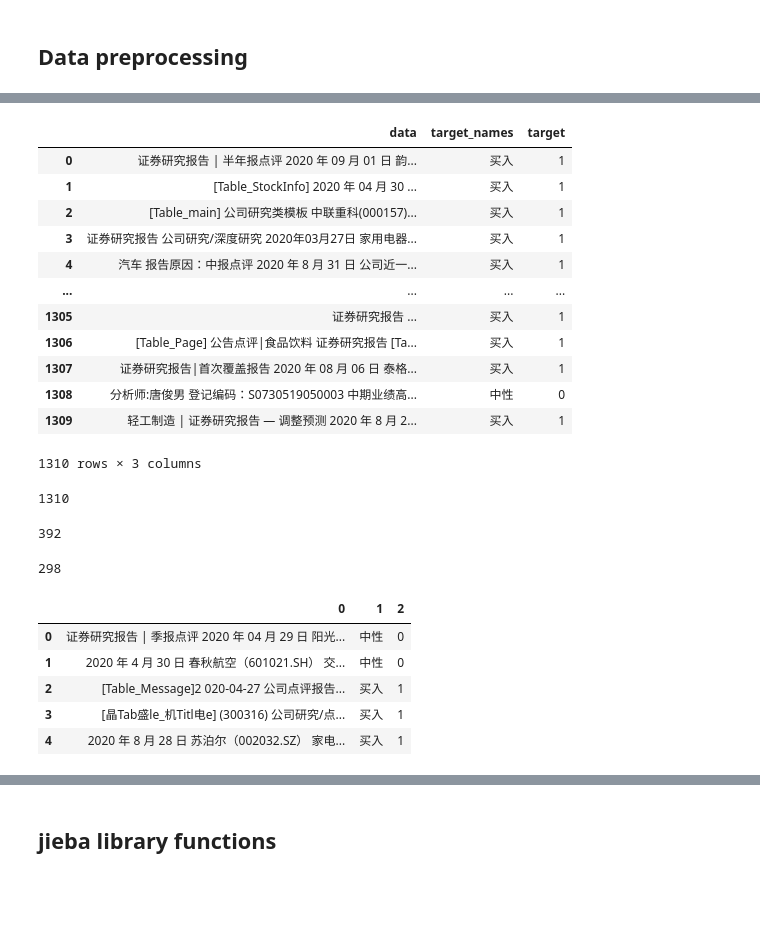
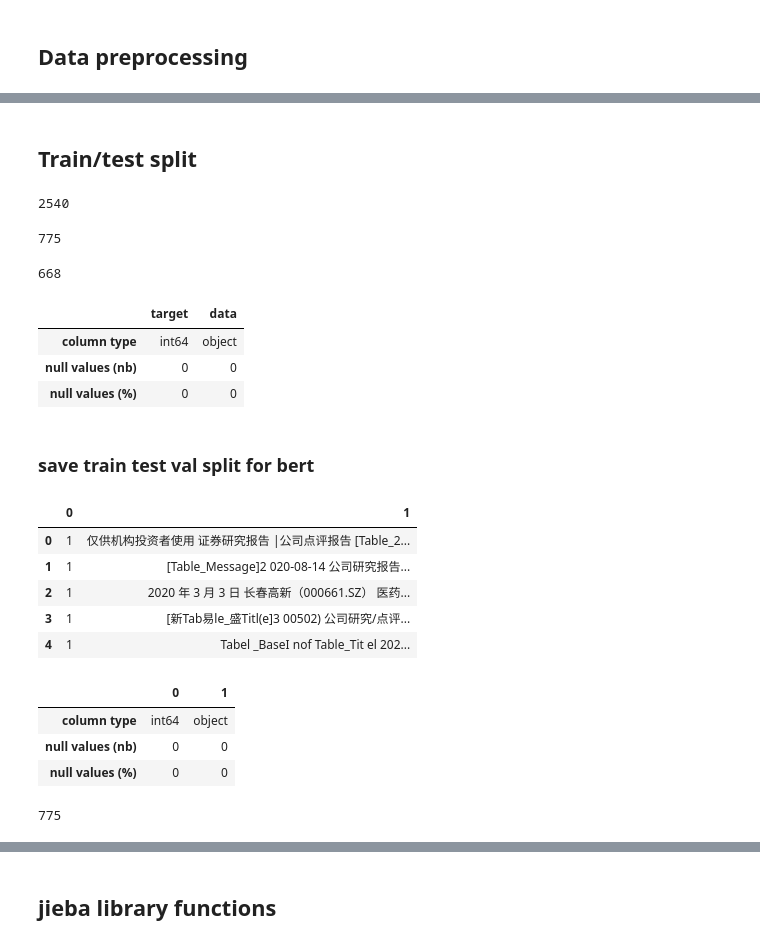
Before and after one commit to suyanxv/nlp-classifier, a Jupyter notebook: lstm/nltk-lstm-classification.ipynb, the cells around one changed output, grey strips where cells are left out. Saved outputs shown, nothing was run; the diff lists cells and outputs as text; code cells hidden in the pictures; blank space fills up the shorter version.

```diff
--- a/lstm/nltk-lstm-classification.ipynb
+++ b/lstm/nltk-lstm-classification.ipynb
@@ -220,3 +224,5 @@ df.head()
+# %% [markdown]
+## Train/test split
 # %%
 train_index = np.random.rand(len(df)) < 0.8
 test_index = ~train_index
@@ -233,23 +239,18 @@ df_val = df_train[val_index].reset_index(drop=True)
 # %%
-df_train_2
-len(df_train_2)
+len(df_train)
 len(df_test)
 len(df_val)
 # %% [output]
-|  | data | target_names | target |
-| 0 | 证券研究报告 | 半年报点评 2020 年 09 月 01 日 韵... | 买入 | 1 |
-| 1 | [Table_StockInfo] 2020 年 04 月 30 ... | 买入 | 1 |
-| 2 | [Table_main] 公司研究类模板 中联重科(000157)... | 买入 | 1 |
-| 3 | 证券研究报告 公司研究/深度研究 2020年03月27日 家用电器... | 买入 | 1 |
-| 4 | 汽车 报告原因：中报点评 2020 年 8 月 31 日 公司近一... | 买入 | 1 |
-| ... | ... | ... | ... |
-| 1305 | 证券研究报告 ... | 买入 | 1 |
-| 1306 | [Table_Page] 公告点评|食品饮料 证券研究报告 [Ta... | 买入 | 1 |
-| 1307 | 证券研究报告|首次覆盖报告 2020 年 08 月 06 日 泰格... | 买入 | 1 |
-| 1308 | 分析师:唐俊男 登记编码：S0730519050003 中期业绩高... | 中性 | 0 |
-| 1309 | 轻工制造 | 证券研究报告 — 调整预测 2020 年 8 月 2... | 买入 | 1 |
-1310 rows × 3 columns
+2540
-1310
+775
-392
+668
-298
+# %%
+table_info(df_test)
+# %% [output]
+|  | target | data |
+| column type | int64 | object |
+| null values (nb) | 0 | 0 |
+| null values (%) | 0 | 0 |
+# %% [markdown]
+### save train test val split for bert
 # %%
@@ -269,12 +270,19 @@ df_val.to_csv(r'data/classification_data_v3/removed_newline_v4_val.csv',
           encoding='utf_8_sig',
           sep='\t')
 # %%
-df_test = pd.read_csv(r'data/classification_data_v3/removed_newline_v4_val.csv',header=None,sep='\t')
-df_test.head()
+df_test2 = pd.read_csv(r'../data/2000_each_test.csv',header=None,sep='\t')
+df_test2.head()
+table_info(df_test2)
+len(df_test2)
 # %% [output]
-|  | 0 | 1 | 2 |
-| 0 | 证券研究报告 | 季报点评 2020 年 04 月 29 日 阳光... | 中性 | 0 |
-| 1 | 2020 年 4 月 30 日 春秋航空（601021.SH） 交... | 中性 | 0 |
-| 2 | [Table_Message]2 020-04-27 公司点评报告... | 买入 | 1 |
-| 3 | [晶Tab盛le_机Titl电e] (300316) 公司研究/点... | 买入 | 1 |
-| 4 | 2020 年 8 月 28 日 苏泊尔（002032.SZ） 家电... | 买入 | 1 |
+|  | 0 | 1 |
+| 0 | 1 | 仅供机构投资者使用 证券研究报告 |公司点评报告 [Table_2... |
+| 1 | 1 | [Table_Message]2 020-08-14 公司研究报告... |
+| 2 | 1 | 2020 年 3 月 3 日 长春高新（000661.SZ） 医药... |
+| 3 | 1 | [新Tab易le_盛Titl(e]3 00502) 公司研究/点评... |
+| 4 | 1 | Tabel _BaseI nof Table_Tit el 202... |
+|  | 0 | 1 |
+| column type | int64 | object |
+| null values (nb) | 0 | 0 |
+| null values (%) | 0 | 0 |
+775
```
Also changed, not shown: parts of 37 cells of this notebook.
